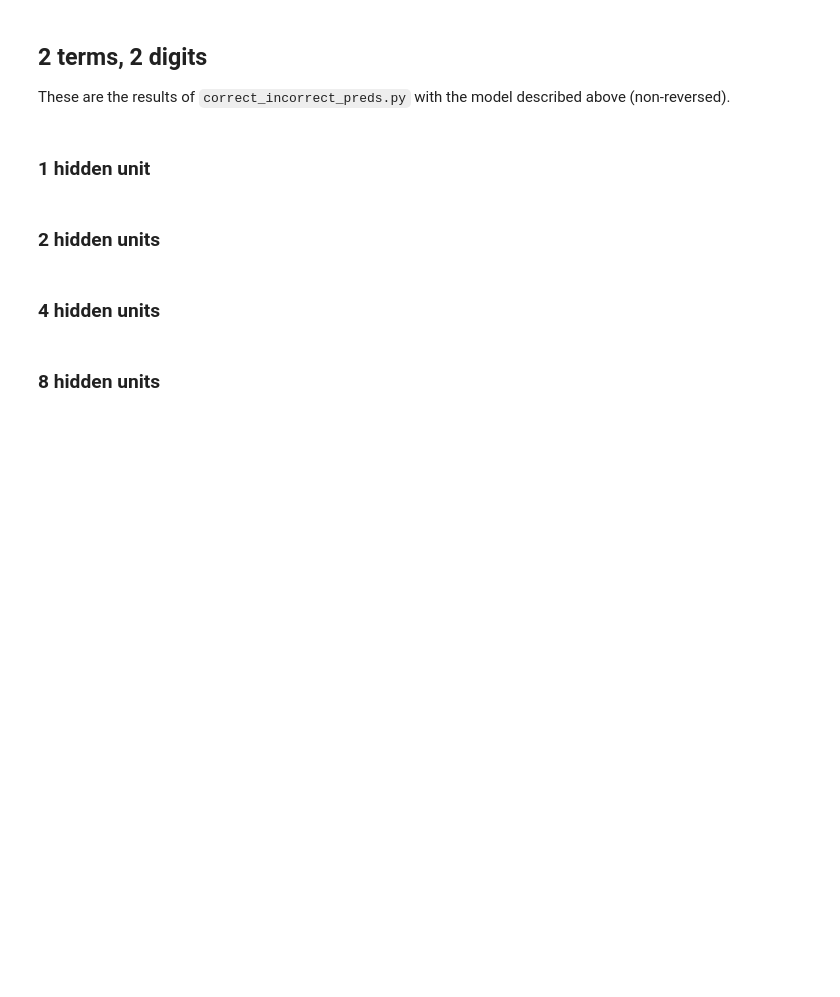
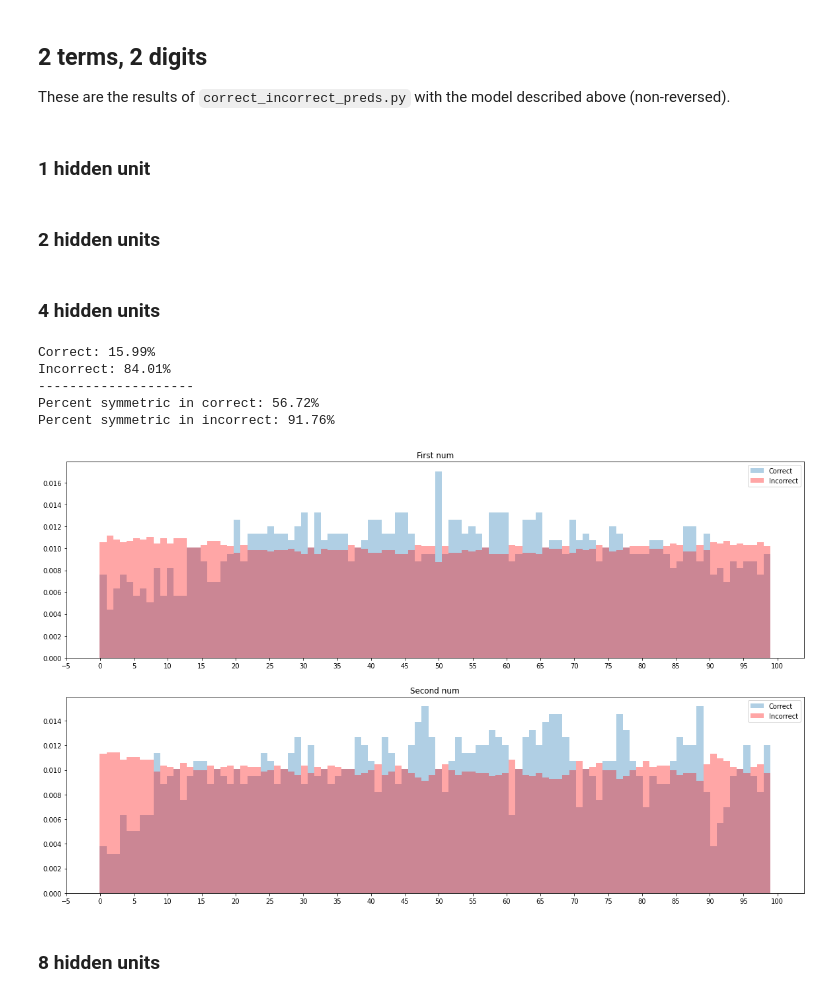
Before and after one commit to paulsavala/Addition-RNN, a Jupyter notebook: Notebooks/Examining predictions.ipynb, the cells around one changed output. Drawn from its saved outputs; the diff is of its cells as text; code cells hidden in the pictures; blank space fills up the shorter version.

```diff
--- a/Notebooks/Examining predictions.ipynb
+++ b/Notebooks/Examining predictions.ipynb
@@ -83,6 +74,20 @@ These are the results of `correct_incorrect_preds.py` with the model described a
 ### 2 hidden units
 # %% [markdown]
 ### 4 hidden units
+# %%
+correct4_df, incorrect4_df = load_preds(4)
+# %%
+symmetric_correct4_df = symmetric_df(correct4_df)
+symmetric_incorrect4_df = symmetric_df(incorrect4_df)
+# %%
+summarize(correct4_df, incorrect4_df, symmetric_correct4_df, symmetric_incorrect4_df)
+# %% [output]
+Correct: 15.99%
+Incorrect: 84.01%
+--------------------
+Percent symmetric in correct: 56.72%
+Percent symmetric in incorrect: 91.76%
+[figure, added]
 # %% [markdown]
 ### 8 hidden units
 # %%
```
Also changed, not shown: parts of 52 cells of this notebook, 30 other files.
